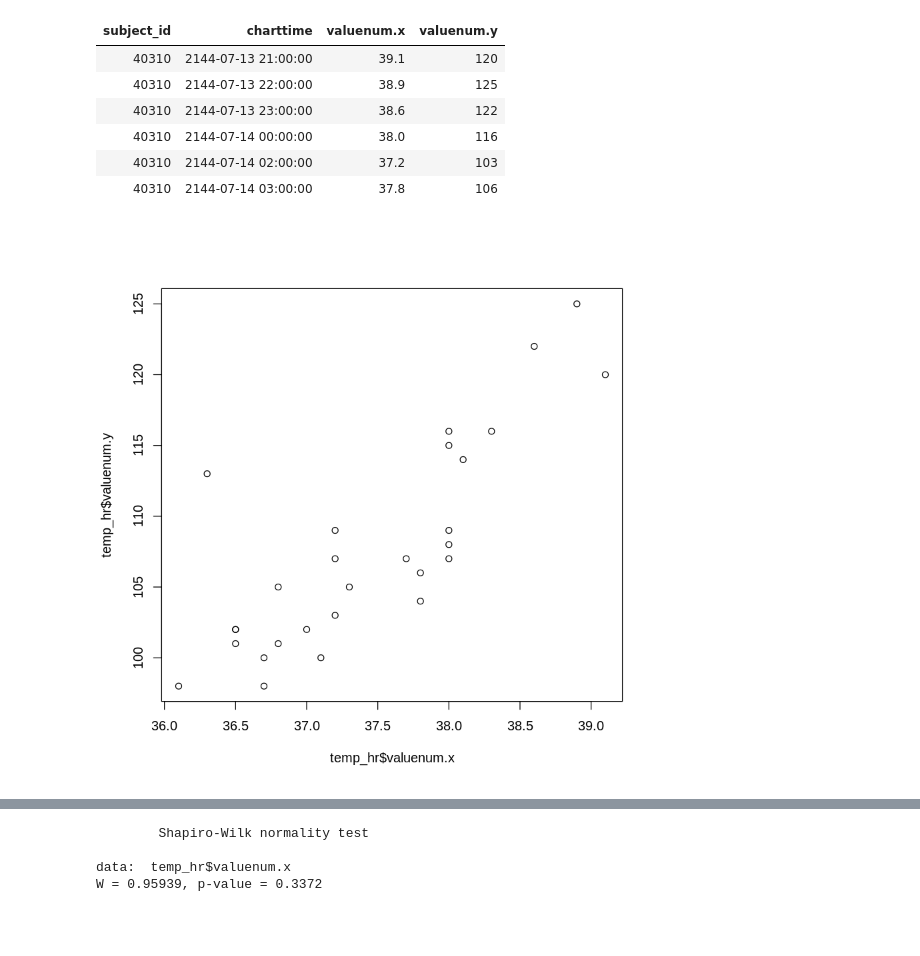
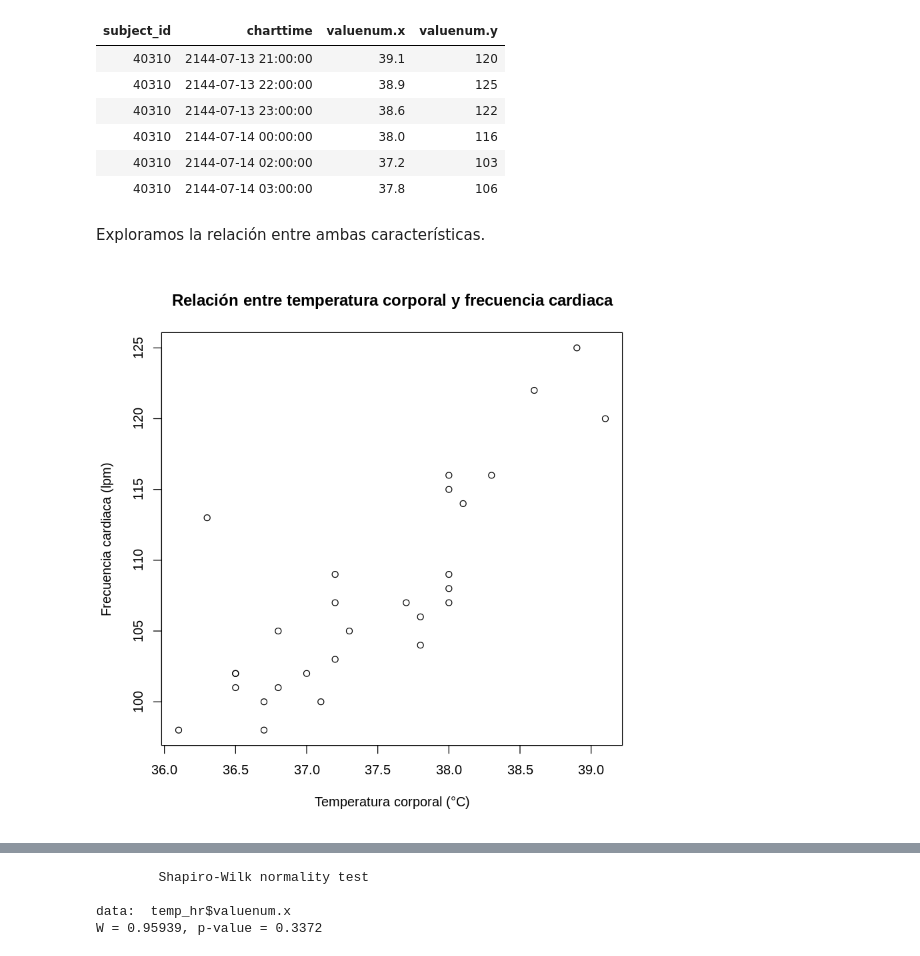
Before and after one commit to fvillena/matbio, a Jupyter notebook: 4-inference.ipynb, the cells around one changed output, grey strips where cells are left out. Saved outputs shown, nothing was run; the diff lists cells and outputs as text; code cells hidden in the pictures; blank space fills up the shorter version.

```diff
--- a/4-inference.ipynb
+++ b/4-inference.ipynb
@@ -57,5 +69,8 @@ head(hr)
 # %%
-temp_hr = merge(x = temp, y = hr, by = c("subject_id", "charttime"))
+temp_hr = merge(x = temp, y = hr, # Unimos la temperatura y la frecuencia cardiaca.
+                by = c("subject_id", "charttime") # Unimos ambos datos utilizando el código del paciente y el momento de la
+                                                  # lectura del signo vital
+               )
 head(temp_hr)
 # %% [output]
 | subject_id | charttime | valuenum.x | valuenum.y |
@@ -65,7 +80,13 @@ head(temp_hr)
 | 40310 | 2144-07-14 00:00:00 | 38.0 | 116 |
 | 40310 | 2144-07-14 02:00:00 | 37.2 | 103 |
 | 40310 | 2144-07-14 03:00:00 | 37.8 | 106 |
+# %% [markdown]
+Exploramos la relación entre ambas características.
 # %%
-plot(temp_hr$valuenum.x, temp_hr$valuenum.y)
+plot(temp_hr$valuenum.x, temp_hr$valuenum.y,
+     main="Relación entre temperatura corporal y frecuencia cardiaca",
+     xlab="Temperatura corporal (°C)",
+     ylab="Frecuencia cardiaca (lpm)"
+    )
 # %% [output]
-[figure, old version]
+[figure, new version]
```
Also changed, not shown: parts of 60 cells of this notebook.
